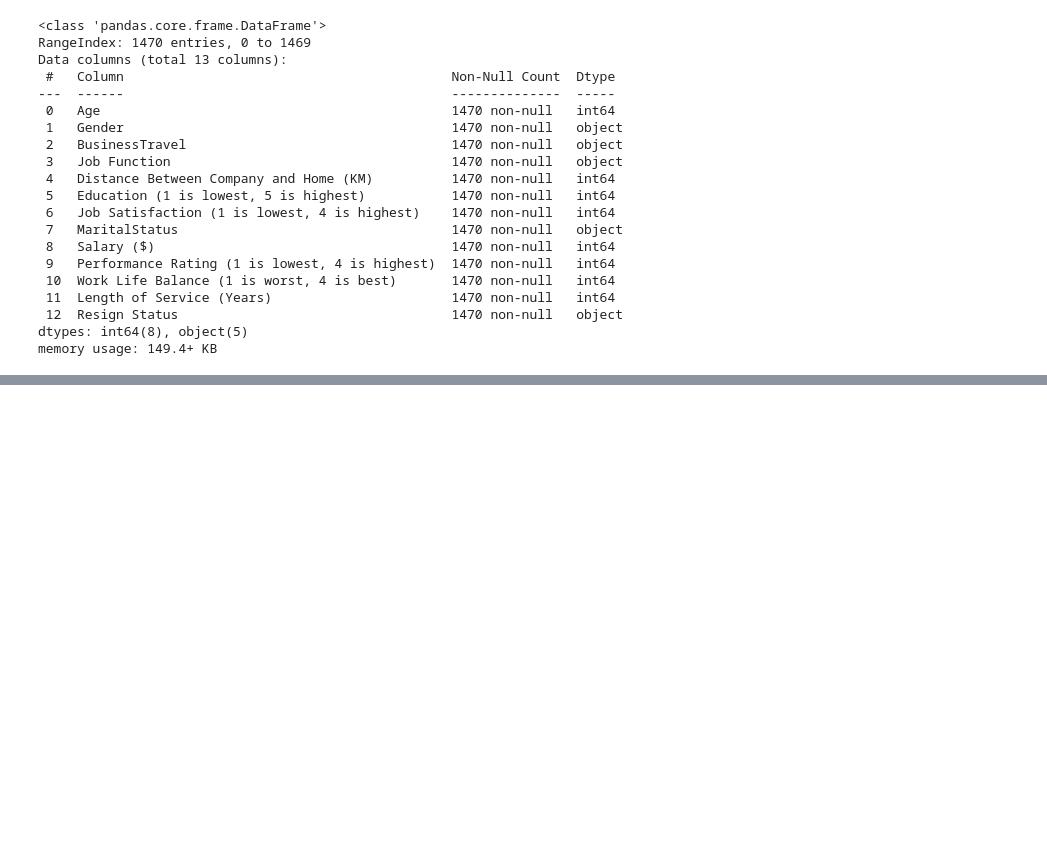
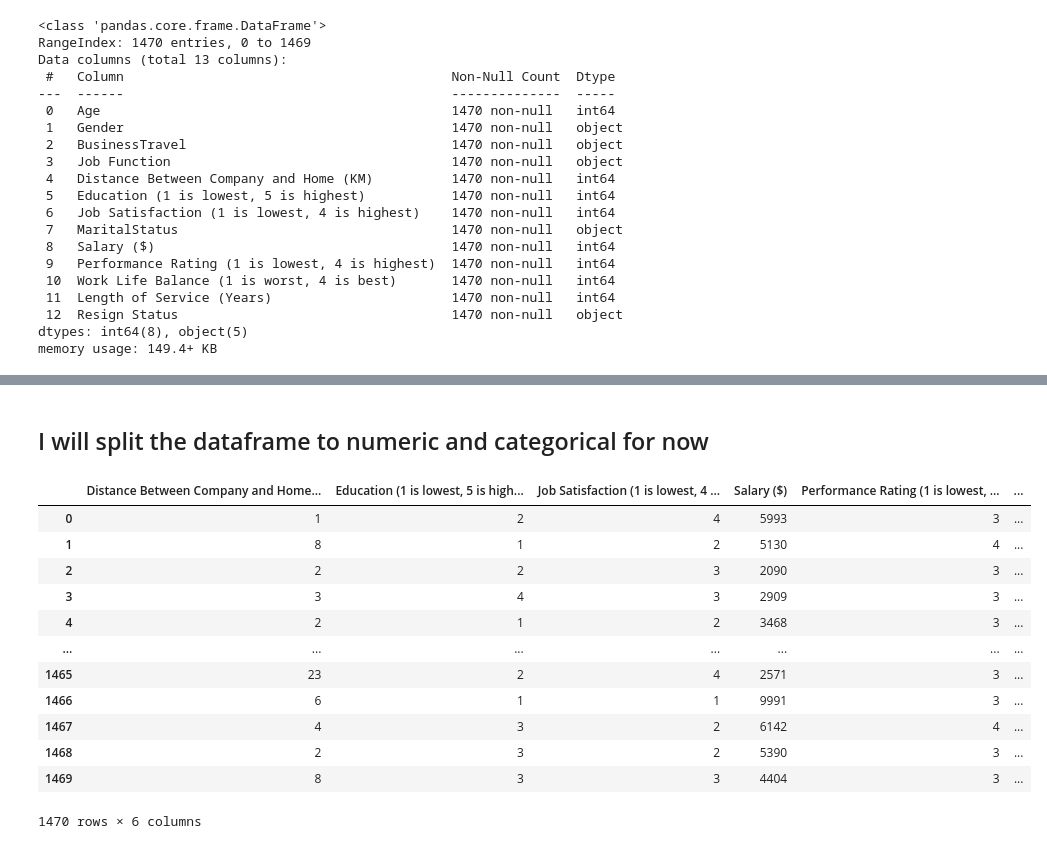
Before and after one commit to JoelPoah/AIMLCA2, a Jupyter notebook: Clustering_PartB/clustering.ipynb, the cells around one changed output, grey strips where cells are left out. Saved outputs shown, nothing was run; the diff lists cells and outputs as text; code cells hidden in the pictures; blank space fills up the shorter version.

```diff
--- a/Clustering_PartB/clustering.ipynb
+++ b/Clustering_PartB/clustering.ipynb
@@ -41,0 +71,22 @@ memory usage: 149.4+ KB
+# %% [markdown]
+## I will split the dataframe to numeric and categorical for now
+# %%
+# get columns 0 ,4,5,6,8,9,10,11
+num = cluster.iloc[:,4:7]
+num2= cluster.iloc[:,8:11]
+num =pd.concat([num,num2],axis=1)
+num
+# %% [output]
+|  | Distance Between Company and Home... | Education (1 is lowest, 5 is high... | Job Satisfaction (1 is lowest, 4 ... | Salary ($) | Performance Rating (1 is lowest, ... | ... |
+| 0 | 1 | 2 | 4 | 5993 | 3 | ... |
+| 1 | 8 | 1 | 2 | 5130 | 4 | ... |
+| 2 | 2 | 2 | 3 | 2090 | 3 | ... |
+| 3 | 3 | 4 | 3 | 2909 | 3 | ... |
+| 4 | 2 | 1 | 2 | 3468 | 3 | ... |
+| ... | ... | ... | ... | ... | ... | ... |
+| 1465 | 23 | 2 | 4 | 2571 | 3 | ... |
+| 1466 | 6 | 1 | 1 | 9991 | 3 | ... |
+| 1467 | 4 | 3 | 2 | 6142 | 4 | ... |
+| 1468 | 2 | 3 | 2 | 5390 | 3 | ... |
+| 1469 | 8 | 3 | 3 | 4404 | 3 | ... |
+1470 rows × 6 columns
```
Also changed, not shown: parts of 7 cells of this notebook, 3 other files.
